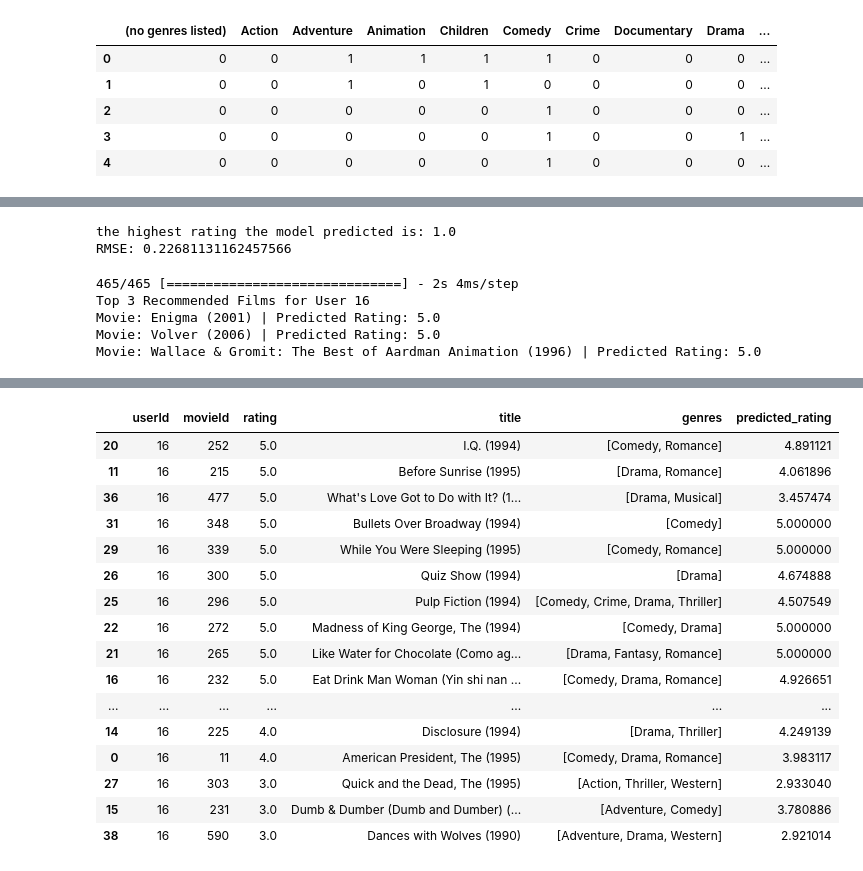
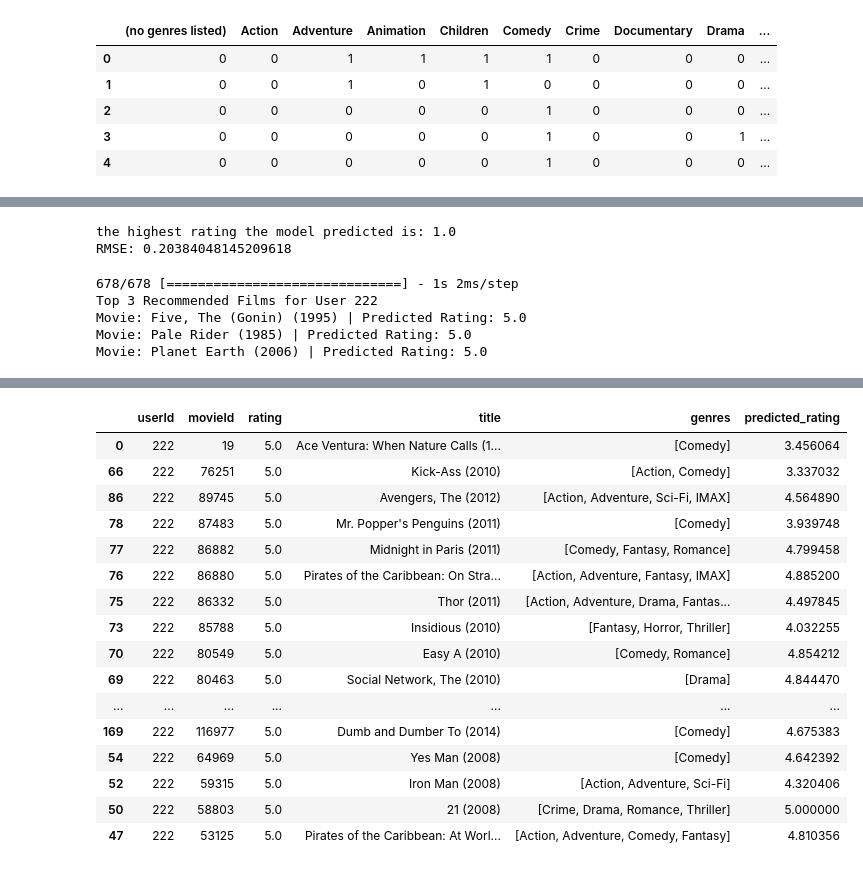
Before and after one commit to jgraham91/final-project, a Jupyter notebook: notebooks/big-data-testing.ipynb, the cells around one changed output, grey strips where cells are left out. Drawn from its saved outputs; the diff is of its cells as text; code cells hidden in the pictures.

```diff
--- a/notebooks/big-data-testing.ipynb
+++ b/notebooks/big-data-testing.ipynb
@@ -56,8 +56,9 @@ ratings.head()
 | 3 | 1 | 1257 | 4.5 |
 | 4 | 1 | 1449 | 4.5 |
 # %%
-# Take a smaller sample of the user ratings
-sample_size = 400000
+# Take a smaller sample of user ratings
+# Even with the colab GPU there isn't enough compute for whole data set!
+sample_size = 2000000
 ratings = ratings[0:sample_size].copy()
 print(ratings.shape)
 ratings.head()
@@ -79,5 +73,5 @@ ratings.head()
 # %%
-tags = pd.read_csv(f'{file_path}/tags_filtered_120.csv')
+tags = pd.read_csv(f'{file_path}/tags_filtered_200.csv')
 print(tags.shape)
 tags.head()
 # %% [output]
@@ -350,8 +344,8 @@ pred_ratings = Dense(name="pred_ratings", units=1, activation='linear')(pred_rat
 hybrid_model = Model(inputs=[user_input, movie_input,genre_input,tag_input], outputs=pred_ratings, name="hybrid_model")
 hybrid_model.compile(loss='mse', optimizer='adam')
 # %%
-epochs = 10
-batch_size = 128
+epochs = 5
+batch_size = 32
 
 # Train the model
 hybrid_model.fit([train_user_ids, train_movie_ids, train_genres, train_tags], train_ratings, epochs = epochs, batch_size=128, shuffle=True, validation_split=0.3)
@@ -393,15 +377,19 @@ rmse = np.sqrt(mean_squared_error(test_ratings, predictions))
 print('RMSE:', rmse)
 # %% [output]
 the highest rating the model predicted is: 1.0
-RMSE: 0.22681131162457566
+RMSE: 0.20384048145209618
 # %%
+#recommend the top "n" most recommended films for the test_user
+n = 3
+test_user = 222
+
 #get all the values of the movie Ids
 movie_ids = movies_features['movieId'].values
 movie_genres = genre_df.values
 movie_tags = tag_df.values
 
-# Choose the user for whom you want to make recommendations
-test_user = 16
+# get a list of movies that user has already seen
+user_seen_movies = movielens_df[movielens_df['userId'] == test_user]['movieId'].values
 
 # Get predictions for all movies for the selected user
 user_predictions = hybrid_model.predict([np.array([test_user] * len(movie_ids)), movie_ids, movie_genres, movie_tags])
@@ -410,27 +398,30 @@ user_predictions = hybrid_model.predict([np.array([test_user] * len(movie_ids)),
 user_predictions = user_predictions * (max_rating - min_rating) + min_rating
 
 # Sort the predictions in descending order
-# Exclude the movies that the user has already seen from the recommendations
-top_movie_indices = user_predictions.argsort(axis=0)[::-1][:3]
+top_movie_indices = user_predictions.argsort(axis=0)[::-1]
 
 #Clip ratings so ratings above 5.0 are 5 star ratings
 user_predictions = np.clip(user_predictions, a_min=None, a_max=5.0)
 
-# Retrieve the movie IDs of the top 3 movies
-print("Top 3 Recommended Films for User", test_user)
-for index in top_movie_indices:
+# Filter out the movies that the user has already seen from the recommendations
+# Limit the recommendations to the top "n" unseen movies
+top_unseen_movie_indices = [index for index in top_movie_indices if movie_ids[index] not in user_seen_movies]
+top_unseen_movie_indices = top_unseen_movie_indices[:n]
+
+# Retrieve the movie IDs of the top "n" movies
+print(f"Top {n} Recommended Films for User", test_user)
+for index in top_unseen_movie_indices:
     movie_title = movies.loc[index, 'title'].values
     rating = user_predictions[index]
     print("Movie:", movie_title[0], "| Predicted Rating:", rating[0][0])
 # %% [output]
-465/465 [==============================] - 2s 4ms/step
-Top 3 Recommended Films for User 16
-Movie: Enigma (2001) | Predicted Rating: 5.0
-Movie: Volver (2006) | Predicted Rating: 5.0
-Movie: Wallace & Gromit: The Best of Aardman Animation (1996) | Predicted Rating: 5.0
+678/678 [==============================] - 1s 2ms/step
+Top 3 Recommended Films for User 222
+Movie: Five, The (Gonin) (1995) | Predicted Rating: 5.0
+Movie: Pale Rider (1985) | Predicted Rating: 5.0
+Movie: Planet Earth (2006) | Predicted Rating: 5.0
 # %%
-# Choose the user for whom you want to make recommendations
-test_user = 16
+#create a data frame of all the films the user has rated and append a column with the predicted rating from the model
 
 #create user_ratings dataframe
 user_ratings = movielens_df[movielens_df['userId'] == test_user][['userId', 'movieId', 'rating']]
@@ -454,5 +445,5 @@ user_predictions = np.clip(user_predictions, a_min=0, a_max=5.0)
 
 #add a column for predicted rating to the data frame
 user_ratings['predicted_rating'] = user_predictions
-user_ratings.sort_values(by='rating',ascending=False)
+user_ratings.sort_values(by='rating',ascending=False).head(20)
 # %% [output]
@@ -460,17 +451,17 @@ user_ratings.sort_values(by='rating',ascending=False)
 |  | userId | movieId | rating | title | genres | predicted_rating |
-| 20 | 16 | 252 | 5.0 | I.Q. (1994) | [Comedy, Romance] | 4.891121 |
-| 11 | 16 | 215 | 5.0 | Before Sunrise (1995) | [Drama, Romance] | 4.061896 |
-| 36 | 16 | 477 | 5.0 | What's Love Got to Do with It? (1... | [Drama, Musical] | 3.457474 |
-| 31 | 16 | 348 | 5.0 | Bullets Over Broadway (1994) | [Comedy] | 5.000000 |
-| 29 | 16 | 339 | 5.0 | While You Were Sleeping (1995) | [Comedy, Romance] | 5.000000 |
-| 26 | 16 | 300 | 5.0 | Quiz Show (1994) | [Drama] | 4.674888 |
-| 25 | 16 | 296 | 5.0 | Pulp Fiction (1994) | [Comedy, Crime, Drama, Thriller] | 4.507549 |
-| 22 | 16 | 272 | 5.0 | Madness of King George, The (1994) | [Comedy, Drama] | 5.000000 |
-| 21 | 16 | 265 | 5.0 | Like Water for Chocolate (Como ag... | [Drama, Fantasy, Romance] | 5.000000 |
-| 16 | 16 | 232 | 5.0 | Eat Drink Man Woman (Yin shi nan ... | [Comedy, Drama, Romance] | 4.926651 |
+| 0 | 222 | 19 | 5.0 | Ace Ventura: When Nature Calls (1... | [Comedy] | 3.456064 |
+| 66 | 222 | 76251 | 5.0 | Kick-Ass (2010) | [Action, Comedy] | 3.337032 |
+| 86 | 222 | 89745 | 5.0 | Avengers, The (2012) | [Action, Adventure, Sci-Fi, IMAX] | 4.564890 |
+| 78 | 222 | 87483 | 5.0 | Mr. Popper's Penguins (2011) | [Comedy] | 3.939748 |
+| 77 | 222 | 86882 | 5.0 | Midnight in Paris (2011) | [Comedy, Fantasy, Romance] | 4.799458 |
+| 76 | 222 | 86880 | 5.0 | Pirates of the Caribbean: On Stra... | [Action, Adventure, Fantasy, IMAX] | 4.885200 |
+| 75 | 222 | 86332 | 5.0 | Thor (2011) | [Action, Adventure, Drama, Fantas... | 4.497845 |
+| 73 | 222 | 85788 | 5.0 | Insidious (2010) | [Fantasy, Horror, Thriller] | 4.032255 |
+| 70 | 222 | 80549 | 5.0 | Easy A (2010) | [Comedy, Romance] | 4.854212 |
+| 69 | 222 | 80463 | 5.0 | Social Network, The (2010) | [Drama] | 4.844470 |
 | ... | ... | ... | ... | ... | ... | ... |
-| 14 | 16 | 225 | 4.0 | Disclosure (1994) | [Drama, Thriller] | 4.249139 |
-| 0 | 16 | 11 | 4.0 | American President, The (1995) | [Comedy, Drama, Romance] | 3.983117 |
-| 27 | 16 | 303 | 3.0 | Quick and the Dead, The (1995) | [Action, Thriller, Western] | 2.933040 |
-| 15 | 16 | 231 | 3.0 | Dumb & Dumber (Dumb and Dumber) (... | [Adventure, Comedy] | 3.780886 |
-| 38 | 16 | 590 | 3.0 | Dances with Wolves (1990) | [Adventure, Drama, Western] | 2.921014 |
+| 169 | 222 | 116977 | 5.0 | Dumb and Dumber To (2014) | [Comedy] | 4.675383 |
+| 54 | 222 | 64969 | 5.0 | Yes Man (2008) | [Comedy] | 4.642392 |
+| 52 | 222 | 59315 | 5.0 | Iron Man (2008) | [Action, Adventure, Sci-Fi] | 4.320406 |
+| 50 | 222 | 58803 | 5.0 | 21 (2008) | [Crime, Drama, Romance, Thriller] | 5.000000 |
+| 47 | 222 | 53125 | 5.0 | Pirates of the Caribbean: At Worl... | [Action, Adventure, Comedy, Fantasy] | 4.810356 |
```
Also changed, not shown: parts of 15 cells of this notebook.
